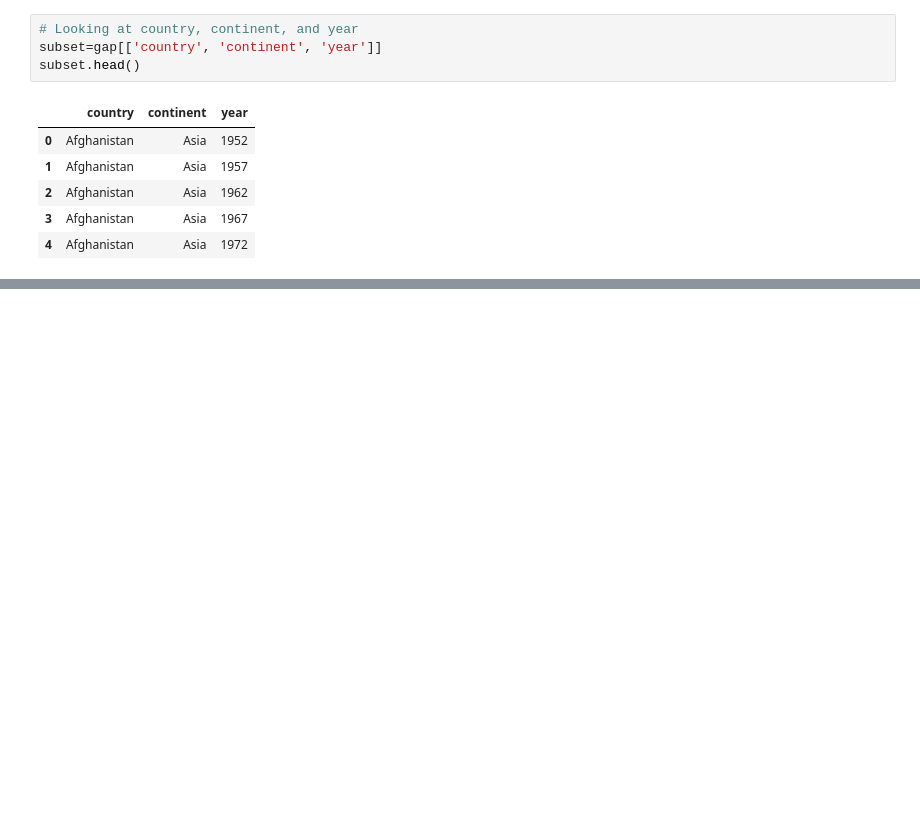
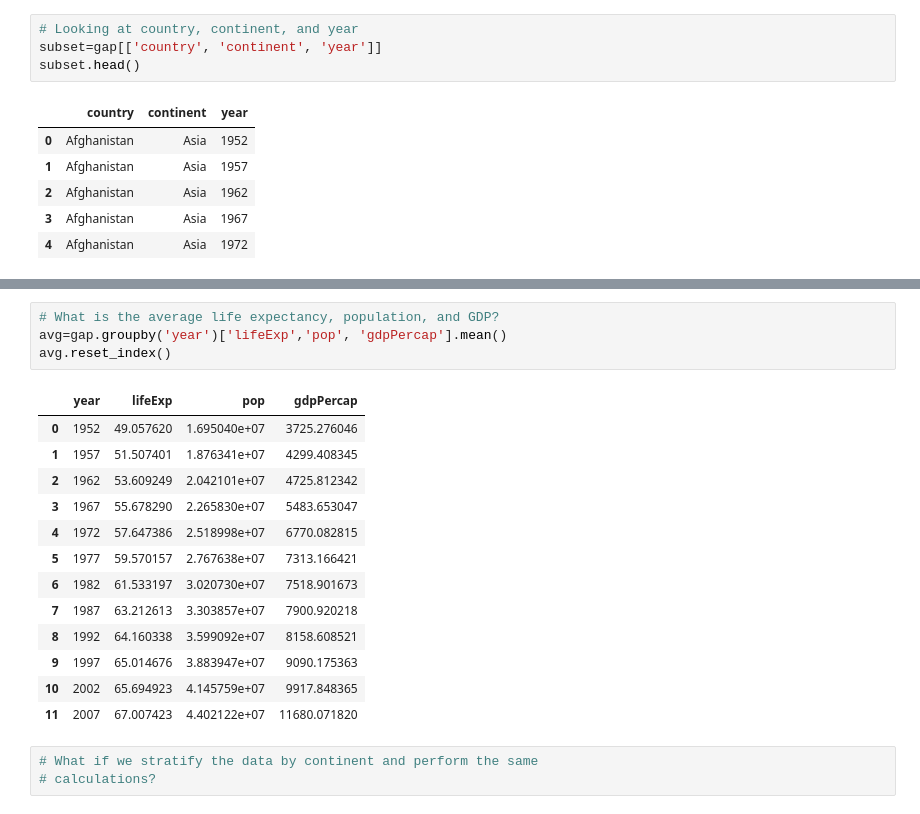
Before and after one commit to bismarkstoney/Pandas-Learning, a Jupyter notebook: Chapter1.ipynb, the cells around one changed output, grey strips where cells are left out. Saved outputs shown, nothing was run; the diff lists cells and outputs as text; blank space fills up the shorter version.

```diff
--- a/Chapter1.ipynb
+++ b/Chapter1.ipynb
@@ -86,0 +307,21 @@ subset.head()
+# %%
+# What is the average life expectancy, population, and GDP?
+avg=gap.groupby('year')['lifeExp','pop', 'gdpPercap'].mean()
+avg.reset_index()
+# %% [output]
+|  | year | lifeExp | pop | gdpPercap |
+| 0 | 1952 | 49.057620 | 1.695040e+07 | 3725.276046 |
+| 1 | 1957 | 51.507401 | 1.876341e+07 | 4299.408345 |
+| 2 | 1962 | 53.609249 | 2.042101e+07 | 4725.812342 |
+| 3 | 1967 | 55.678290 | 2.265830e+07 | 5483.653047 |
+| 4 | 1972 | 57.647386 | 2.518998e+07 | 6770.082815 |
+| 5 | 1977 | 59.570157 | 2.767638e+07 | 7313.166421 |
+| 6 | 1982 | 61.533197 | 3.020730e+07 | 7518.901673 |
+| 7 | 1987 | 63.212613 | 3.303857e+07 | 7900.920218 |
+| 8 | 1992 | 64.160338 | 3.599092e+07 | 8158.608521 |
+| 9 | 1997 | 65.014676 | 3.883947e+07 | 9090.175363 |
+| 10 | 2002 | 65.694923 | 4.145759e+07 | 9917.848365 |
+| 11 | 2007 | 67.007423 | 4.402122e+07 | 11680.071820 |
+# %%
+# What if we stratify the data by continent and perform the same
+# calculations?
```
Also changed, not shown: parts of 38 cells of this notebook.
